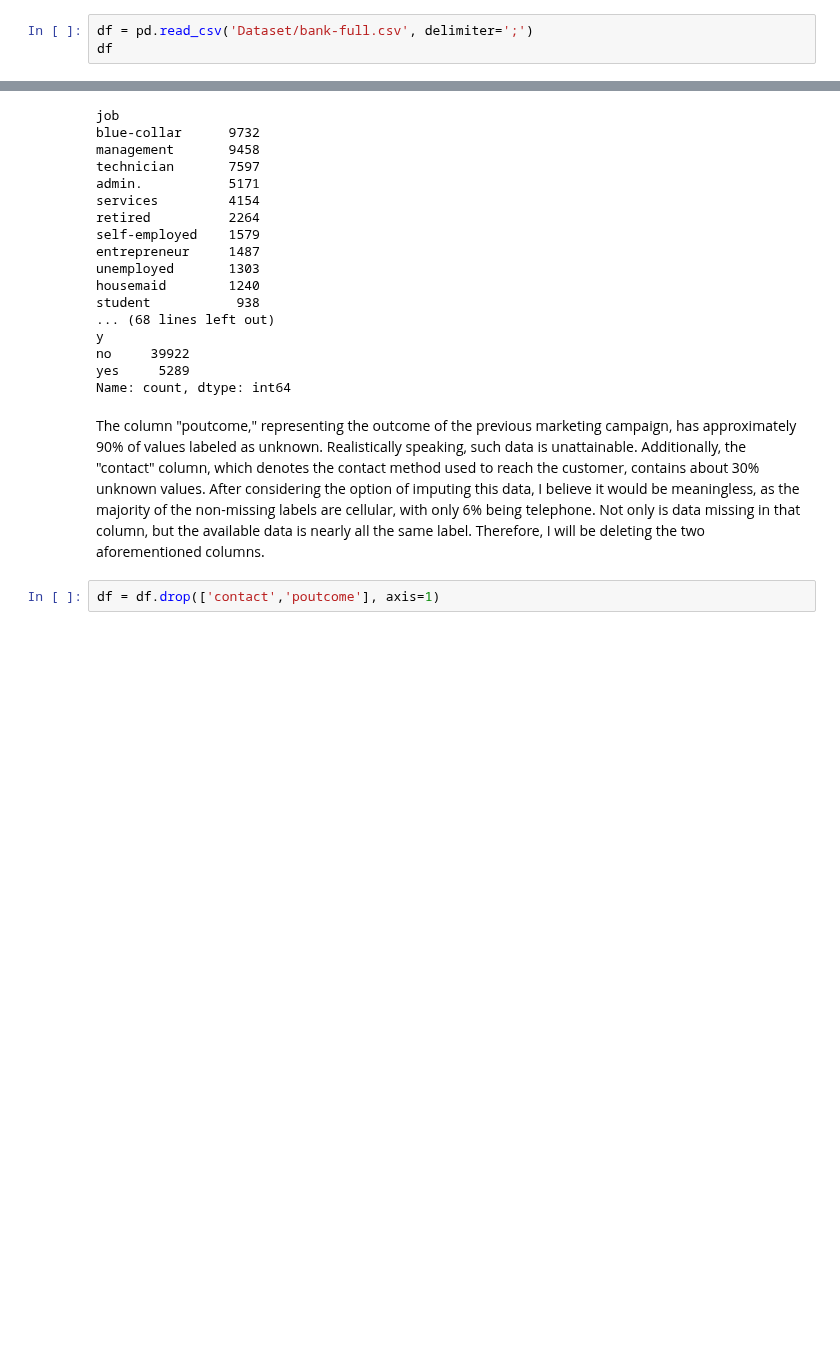
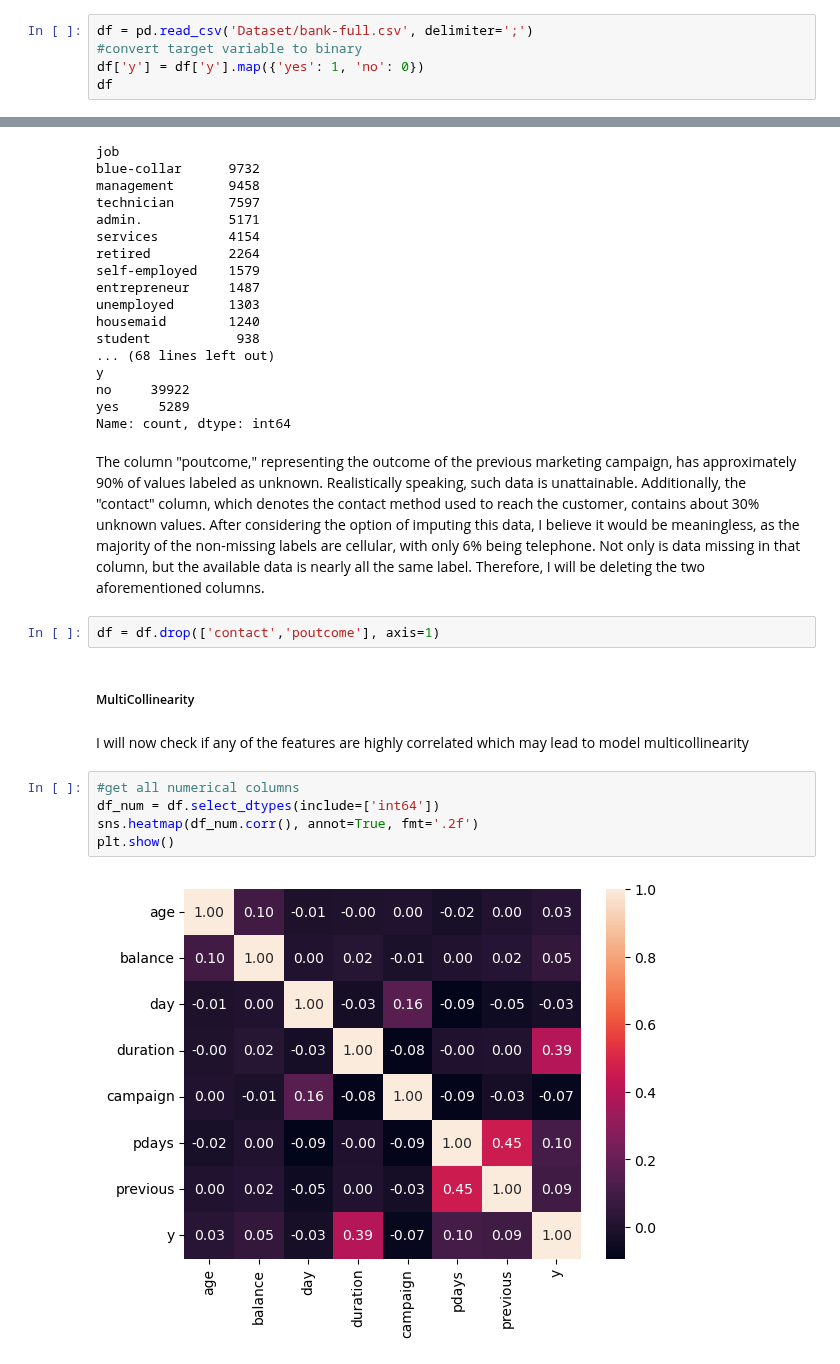
Before and after one commit to McGill-MMA-EnterpriseAnalytics/customer_banking, a Jupyter notebook: Classification_Problem.ipynb, the cells around one changed output, grey strips where cells are left out. Drawn from its saved outputs; the diff is of its cells as text; blank space fills up the shorter version.

Commit message:
Preproccess - Categorical Data & Multicollinearity

```diff
--- a/Classification_Problem.ipynb
+++ b/Classification_Problem.ipynb
@@ -5,5 +8,7 @@ import pandas as pd
 # %%
 df = pd.read_csv('Dataset/bank-full.csv', delimiter=';')
+#convert target variable to binary
+df['y'] = df['y'].map({'yes': 1, 'no': 0})
 df
 # %% [output]
 |  | age | job | marital | education | default | balance | housing | loan | contact | day | month | ... |
@@ -75,3 +80,14 @@ Name: count, dtype: int64
 The column "poutcome," representing the outcome of the previous marketing campaign, has approximately 90% of values labeled as unknown. Realistically speaking, such data is unattainable. Additionally, the "contact" column, which denotes the contact method used to reach the customer, contains about 30% unknown values. After considering the option of imputing this data, I believe it would be meaningless, as the majority of the non-missing labels are cellular, with only 6% being telephone. Not only is data missing in that column, but the available data is nearly all the same label. Therefore, I will be deleting the two aforementioned columns.
 # %%
 df = df.drop(['contact','poutcome'], axis=1)
+# %% [markdown]
+##### MultiCollinearity
+# %% [markdown]
+I will now check if any of the features are highly correlated which may lead to model multicollinearity
+# %%
+#get all numerical columns
+df_num = df.select_dtypes(include=['int64'])
+sns.heatmap(df_num.corr(), annot=True, fmt='.2f')
+plt.show()
+# %% [output]
+[figure, added]
```
Also changed, not shown: parts of 10 cells of this notebook.
